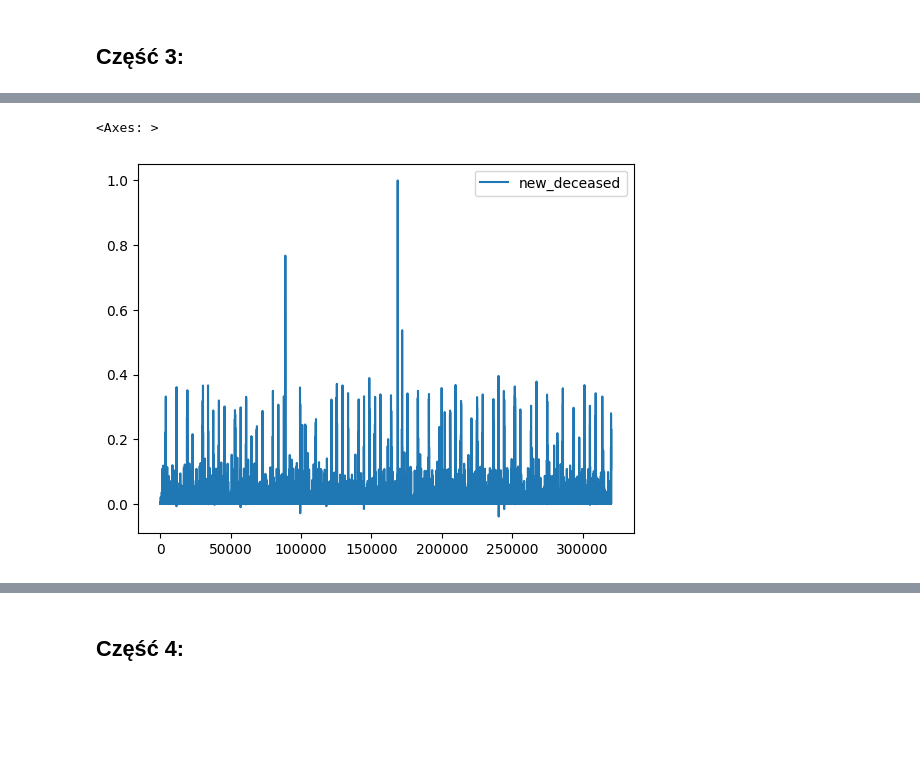
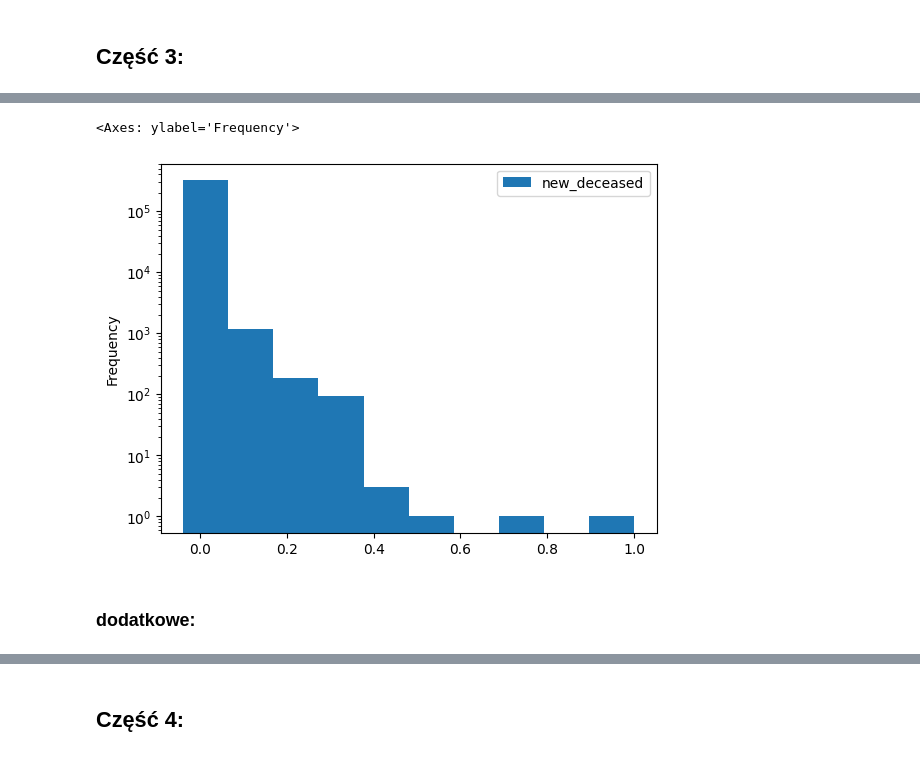
Before and after one commit to piooz/BigData, a Jupyter notebook: zad3/zadanie3.ipynb, the cells around one changed output, grey strips where cells are left out. Cells and saved outputs as stored; diff of their text form; code cells hidden in the pictures; blank space fills up the shorter version.

```diff
--- a/zad3/zadanie3.ipynb
+++ b/zad3/zadanie3.ipynb
@@ -230,7 +230,7 @@ filtered.boxplot(ax = ax[1], column=column_name)
 # %%
 # średni wzrost liczby nowych zachorowań na przestrzeni tygodnia / miesiąca / kwartału
 
-#df['date'] = pd.to_datetime(df['date'])
+df['date'] = pd.to_datetime(df['date'])
 df.groupby([df.date.dt.year, df.date.dt.month])['new_confirmed'].mean().to_frame()
 # %% [output]
 |  |  | new_confirmed |
@@ -387,7 +599,9 @@ temp = df['new_persons_vaccinated'] / 1000
 # %%
 #liczba zgonów na określoną przez Ciebie liczbę osób (np. na 1000 osób)
 temp = df['new_deceased'] / 1000
-(temp / temp.abs().max()).to_frame().plot()
+(temp / temp.abs().max()).to_frame().plot.hist(log=True)
 # %% [output]
-<Axes: >
+<Axes: ylabel='Frequency'>
-[figure, old version]
+[figure, new version]
+# %% [markdown]
+### dodatkowe:
```
Also changed, not shown: parts of 33 cells of this notebook.
